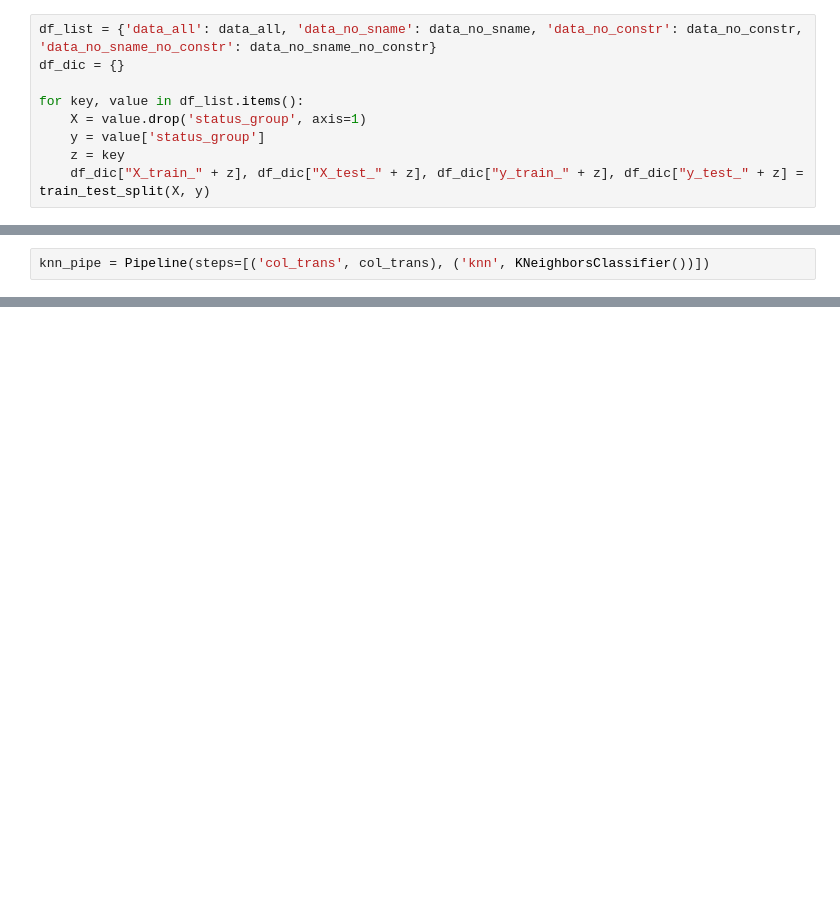
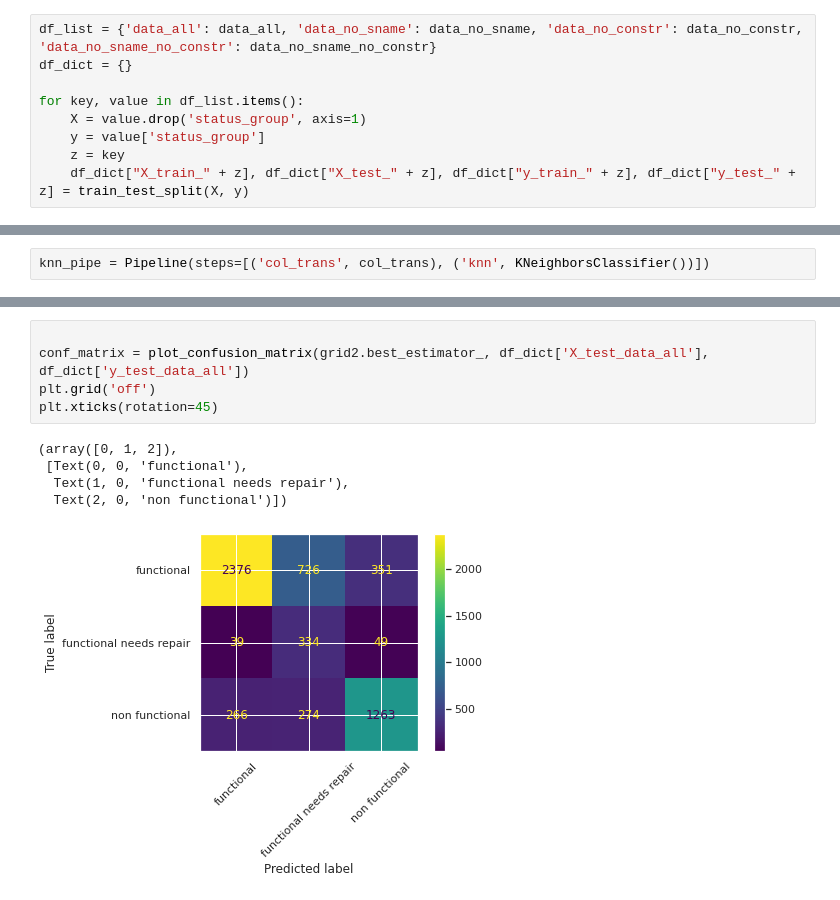
Before and after one commit to Andrew-Boucher/Phase_3_Project, a Jupyter notebook: working_notebooks/holly_working_notebook.ipynb, the cells around one changed output, grey strips where cells are left out. Cells and saved outputs as stored; diff of their text form; blank space fills up the shorter version.

Commit message:
finished grid searches to find optimal final model, made plots out of feature coefficients and the confusion matrix for the model, added them to images folder

```diff
--- a/working_notebooks/holly_working_notebook.ipynb
+++ b/working_notebooks/holly_working_notebook.ipynb
@@ -136,13 +143,13 @@ df10 = df9.dropna()
 data_no_sname_no_constr = df10
 # %%
 df_list = {'data_all': data_all, 'data_no_sname': data_no_sname, 'data_no_constr': data_no_constr, 'data_no_sname_no_constr': data_no_sname_no_constr}
-df_dic = {}
+df_dict = {}
 
 for key, value in df_list.items():
     X = value.drop('status_group', axis=1)
     y = value['status_group']
     z = key
-    df_dic["X_train_" + z], df_dic["X_test_" + z], df_dic["y_train_" + z], df_dic["y_test_" + z] = train_test_split(X, y)
+    df_dict["X_train_" + z], df_dict["X_test_" + z], df_dict["y_train_" + z], df_dict["y_test_" + z] = train_test_split(X, y)
 # %%
 # def grab_numeric(df):
 #     return df.select_dtypes(include=['float', 'int'])
@@ -350,0 +619,11 @@ grid.best_params_, grid0.best_params_, grid1.best_params_
+# %%
+
+conf_matrix = plot_confusion_matrix(grid2.best_estimator_, df_dict['X_test_data_all'], df_dict['y_test_data_all'])
+plt.grid('off')
+plt.xticks(rotation=45)
+# %% [output]
+(array([0, 1, 2]),
+ [Text(0, 0, 'functional'),
+  Text(1, 0, 'functional needs repair'),
+  Text(2, 0, 'non functional')])
+[figure, added]
```
Also changed, not shown: parts of 35 cells of this notebook, 2 other files.
